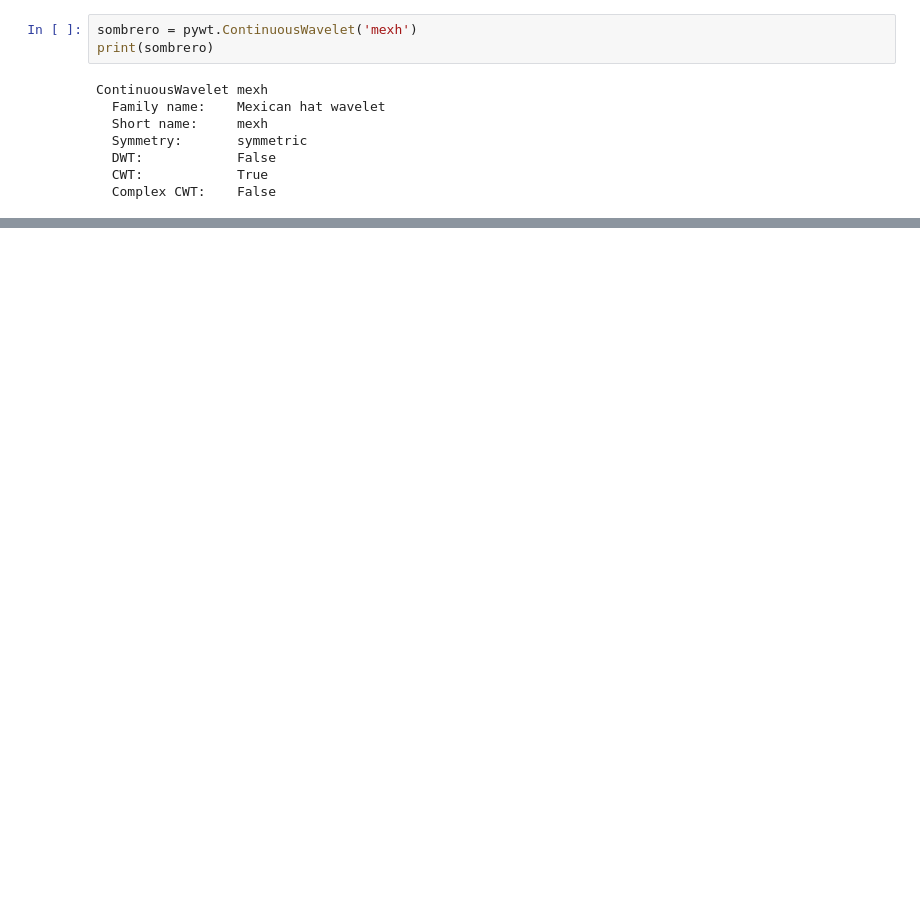
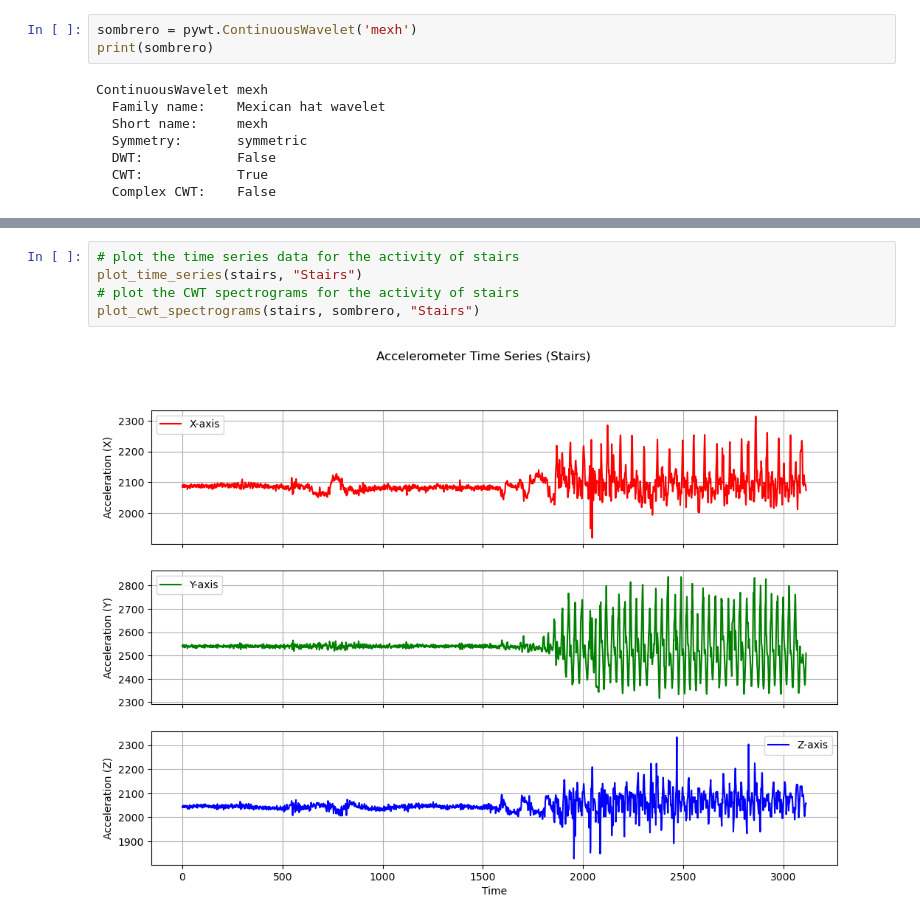
Before and after one commit to tanobar/ISPR_Midterms, a Jupyter notebook: ass1/1st_Assignment_ass2.ipynb, the cells around one changed output, grey strips where cells are left out. Drawn from its saved outputs; the diff is of its cells as text; blank space fills up the shorter version.

```diff
--- a/ass1/1st_Assignment_ass2.ipynb
+++ b/ass1/1st_Assignment_ass2.ipynb
@@ -155,0 +180,7 @@ plot_cwt_spectrograms(walking, sombrero, "Walking")
+# %%
+# plot the time series data for the activity of stairs
+plot_time_series(stairs, "Stairs")
+# plot the CWT spectrograms for the activity of stairs
+plot_cwt_spectrograms(stairs, sombrero, "Stairs")
+# %% [output]
+[figure, added]
```
Also changed, not shown: parts of 8 cells of this notebook.
